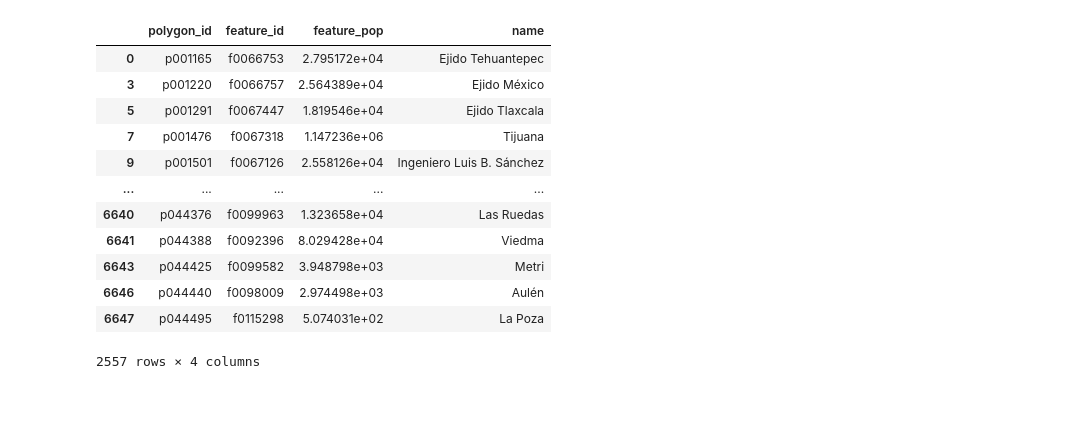
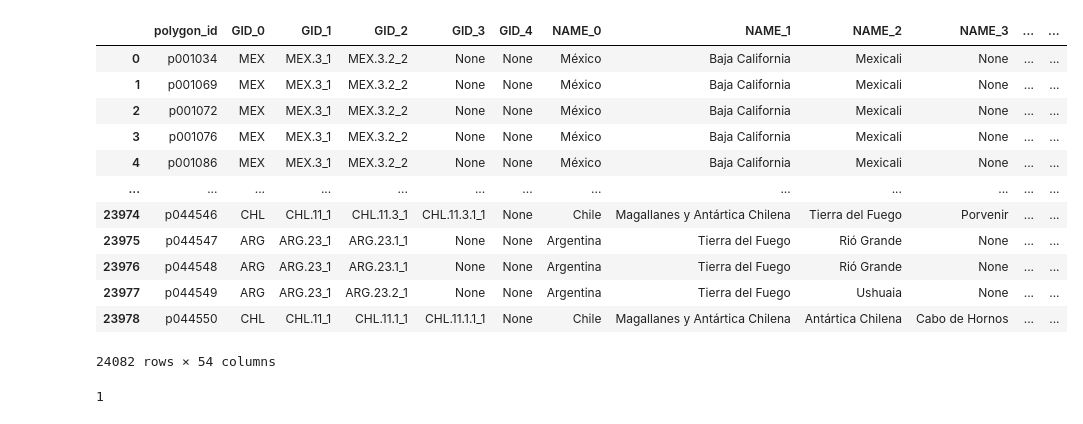
Before and after one commit to RodolfoFigueroa/amazonas-pipeline, a Jupyter notebook: test.ipynb, the cells around one changed output. Saved outputs shown, nothing was run; the diff lists cells and outputs as text; code cells hidden in the pictures.

```diff
--- a/test.ipynb
+++ b/test.ipynb
@@ -22,26 +17,20 @@ multiple_names = df_polygons.loc[name_count > 1, ["polygon_id", "name"]]
-# %%
-(
-    multiple_names
-    .assign(
-        feature_id=lambda df: df["name"].str.split("+").apply(lambda name_list: [name.split(" ")[-1].strip("[]") for name in name_list])
-    )
-    .drop(columns=["name"])
-    .explode("feature_id")
-    .merge(df_features[["feature_id", "feature_pop", "name"]], on="feature_id", how="left")
-    .sort_values(["polygon_id", "feature_pop"], ascending=[True, False])
-    .drop_duplicates(subset=["polygon_id"], keep="first")
-)
-# %% [output]
-|  | polygon_id | feature_id | feature_pop | name |
-| 0 | p001165 | f0066753 | 2.795172e+04 | Ejido Tehuantepec |
-| 3 | p001220 | f0066757 | 2.564389e+04 | Ejido México |
-| 5 | p001291 | f0067447 | 1.819546e+04 | Ejido Tlaxcala |
-| 7 | p001476 | f0067318 | 1.147236e+06 | Tijuana |
-| 9 | p001501 | f0067126 | 2.558126e+04 | Ingeniero Luis B. Sánchez |
-| ... | ... | ... | ... | ... |
-| 6640 | p044376 | f0099963 | 1.323658e+04 | Las Ruedas |
-| 6641 | p044388 | f0092396 | 8.029428e+04 | Viedma |
-| 6643 | p044425 | f0099582 | 3.948798e+03 | Metri |
-| 6646 | p044440 | f0098009 | 2.974498e+03 | Aulén |
-| 6647 | p044495 | f0115298 | 5.074031e+02 | La Poza |
-2557 rows × 4 columns
+# %%
+out
+# %% [output]
+|  | polygon_id | GID_0 | GID_1 | GID_2 | GID_3 | GID_4 | NAME_0 | NAME_1 | NAME_2 | NAME_3 | ... | ... |
+| 0 | p001034 | MEX | MEX.3_1 | MEX.3.2_2 | None | None | México | Baja California | Mexicali | None | ... | ... |
+| 1 | p001069 | MEX | MEX.3_1 | MEX.3.2_2 | None | None | México | Baja California | Mexicali | None | ... | ... |
+| 2 | p001072 | MEX | MEX.3_1 | MEX.3.2_2 | None | None | México | Baja California | Mexicali | None | ... | ... |
+| 3 | p001076 | MEX | MEX.3_1 | MEX.3.2_2 | None | None | México | Baja California | Mexicali | None | ... | ... |
+| 4 | p001086 | MEX | MEX.3_1 | MEX.3.2_2 | None | None | México | Baja California | Mexicali | None | ... | ... |
+| ... | ... | ... | ... | ... | ... | ... | ... | ... | ... | ... | ... | ... |
+| 23974 | p044546 | CHL | CHL.11_1 | CHL.11.3_1 | CHL.11.3.1_1 | None | Chile | Magallanes y Antártica Chilena | Tierra del Fuego | Porvenir | ... | ... |
+| 23975 | p044547 | ARG | ARG.23_1 | ARG.23.1_1 | None | None | Argentina | Tierra del Fuego | Rió Grande | None | ... | ... |
+| 23976 | p044548 | ARG | ARG.23_1 | ARG.23.1_1 | None | None | Argentina | Tierra del Fuego | Rió Grande | None | ... | ... |
+| 23977 | p044549 | ARG | ARG.23_1 | ARG.23.2_1 | None | None | Argentina | Tierra del Fuego | Ushuaia | None | ... | ... |
+| 23978 | p044550 | CHL | CHL.11_1 | CHL.11.1_1 | CHL.11.1.1_1 | None | Chile | Magallanes y Antártica Chilena | Antártica Chilena | Cabo de Hornos | ... | ... |
+24082 rows × 54 columns
+# %%
+1
+# %% [output]
+1
```
Also changed, not shown: parts of 7 cells of this notebook, 9 other files.
